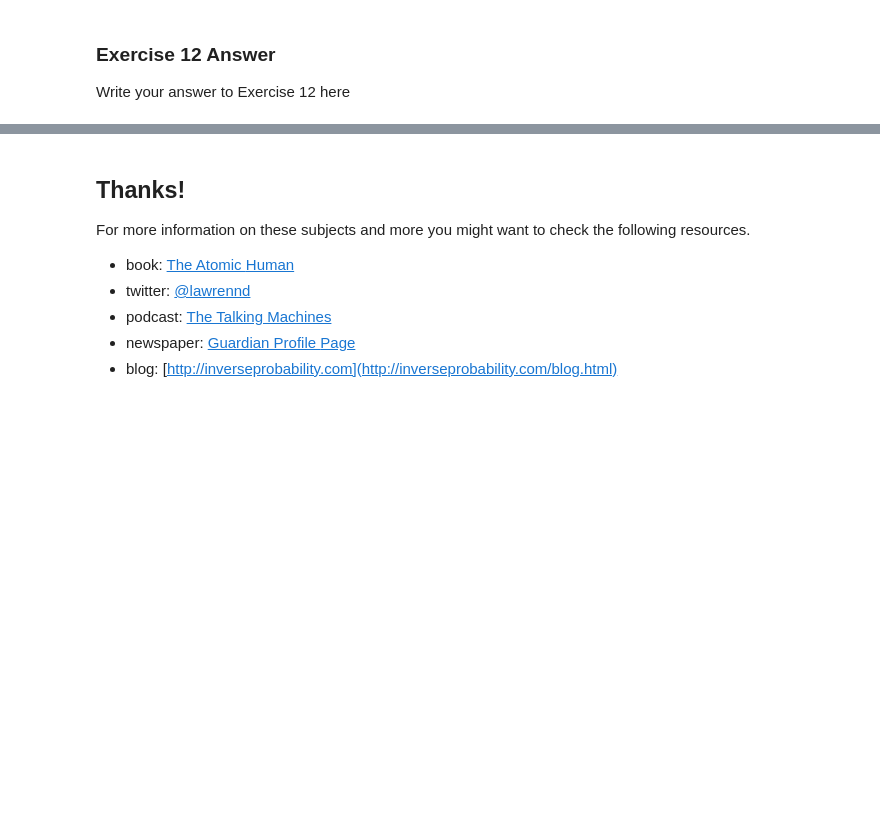
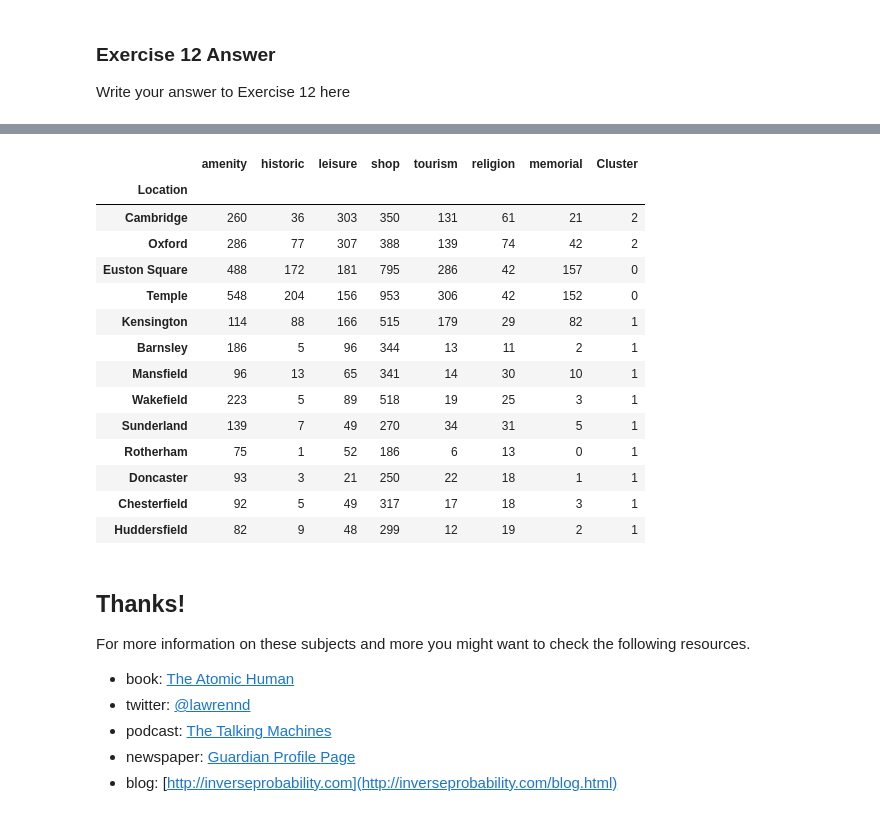
Before and after one commit to Var1377/vl331_ads_2024, a Jupyter notebook: _notebooks/02-access-assess-geospatial.ipynb, the cells around one changed output, grey strips where cells are left out. Drawn from its saved outputs; the diff is of its cells as text; code cells hidden in the pictures; blank space fills up the shorter version.

```diff
--- a/_notebooks/02-access-assess-geospatial.ipynb
+++ b/_notebooks/02-access-assess-geospatial.ipynb
@@ -964,3 +936,21 @@ Write your answer to Exercise 12 here
+# %%
+fynesse.assess.cluster_locations(locations_dict, tags)
+# %% [output]
+|  | amenity | historic | leisure | shop | tourism | religion | memorial | Cluster |
+| Location |  |  |  |  |  |  |  |  |
+| Cambridge | 260 | 36 | 303 | 350 | 131 | 61 | 21 | 2 |
+| Oxford | 286 | 77 | 307 | 388 | 139 | 74 | 42 | 2 |
+| Euston Square | 488 | 172 | 181 | 795 | 286 | 42 | 157 | 0 |
+| Temple | 548 | 204 | 156 | 953 | 306 | 42 | 152 | 0 |
+| Kensington | 114 | 88 | 166 | 515 | 179 | 29 | 82 | 1 |
+| Barnsley | 186 | 5 | 96 | 344 | 13 | 11 | 2 | 1 |
+| Mansfield | 96 | 13 | 65 | 341 | 14 | 30 | 10 | 1 |
+| Wakefield | 223 | 5 | 89 | 518 | 19 | 25 | 3 | 1 |
+| Sunderland | 139 | 7 | 49 | 270 | 34 | 31 | 5 | 1 |
+| Rotherham | 75 | 1 | 52 | 186 | 6 | 13 | 0 | 1 |
+| Doncaster | 93 | 3 | 21 | 250 | 22 | 18 | 1 | 1 |
+| Chesterfield | 92 | 5 | 49 | 317 | 17 | 18 | 3 | 1 |
+| Huddersfield | 82 | 9 | 48 | 299 | 12 | 19 | 2 | 1 |
 # %% [markdown]
 ## Thanks!
 
```
Also changed, not shown: parts of 14 cells of this notebook, 2 other files.
